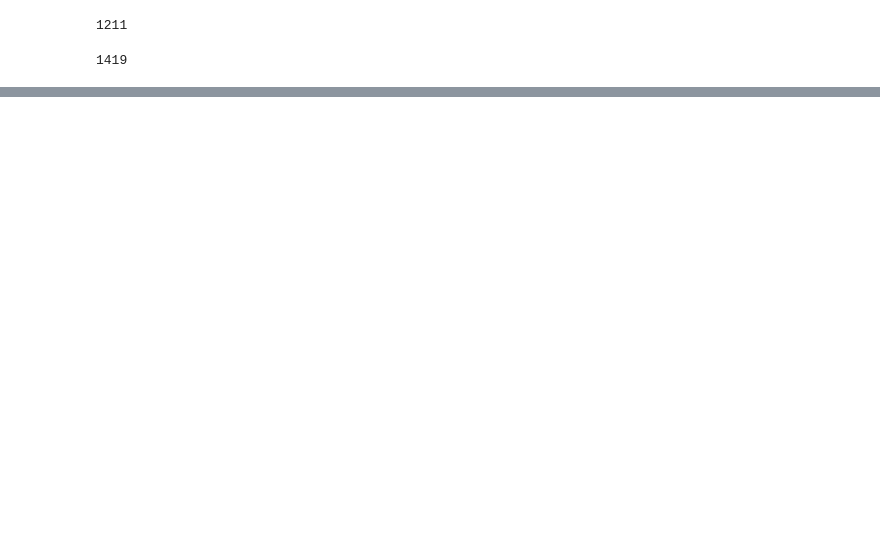
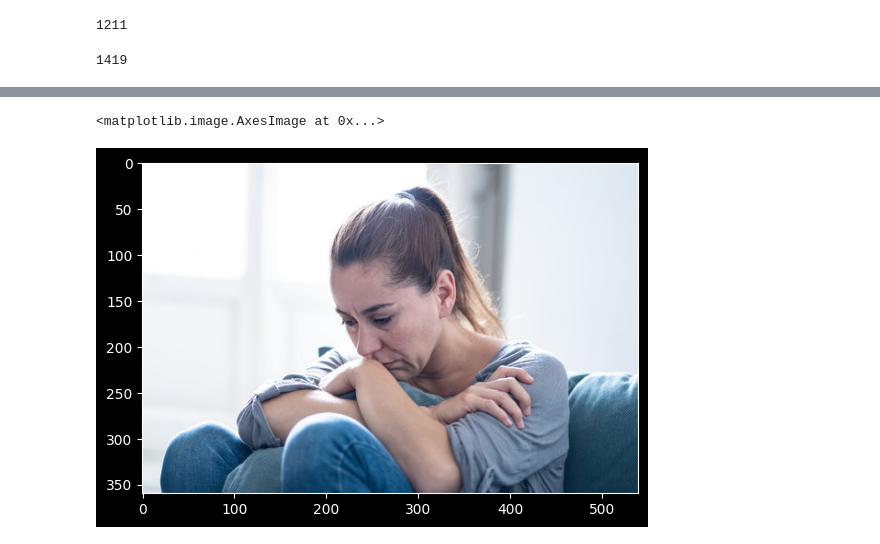
Before and after one commit to Animesh-Samantaray/PYTHON, a Jupyter notebook: DL/ImageClf-1/code.ipynb, the cells around one changed output, grey strips where cells are left out. Saved outputs shown, nothing was run; the diff lists cells and outputs as text; code cells hidden in the pictures; blank space fills up the shorter version.

```diff
--- a/DL/ImageClf-1/code.ipynb
+++ b/DL/ImageClf-1/code.ipynb
@@ -38,0 +48,5 @@ for img_class in os.listdir(data_dir):
+# %%
+plt.imshow(cv2.cvtColor(image,cv2.COLOR_BGR2RGB))
+# %% [output]
+<matplotlib.image.AxesImage at 0x...>
+[figure, added]
```
Also changed, not shown: parts of 23 cells of this notebook.
